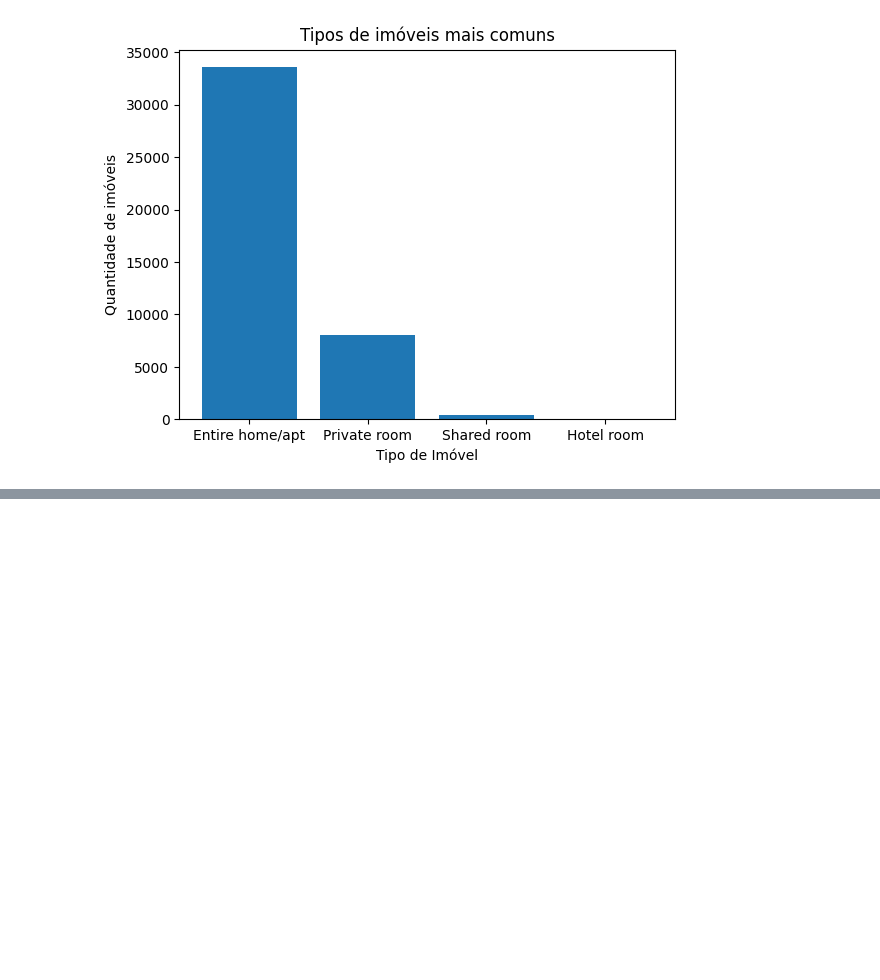
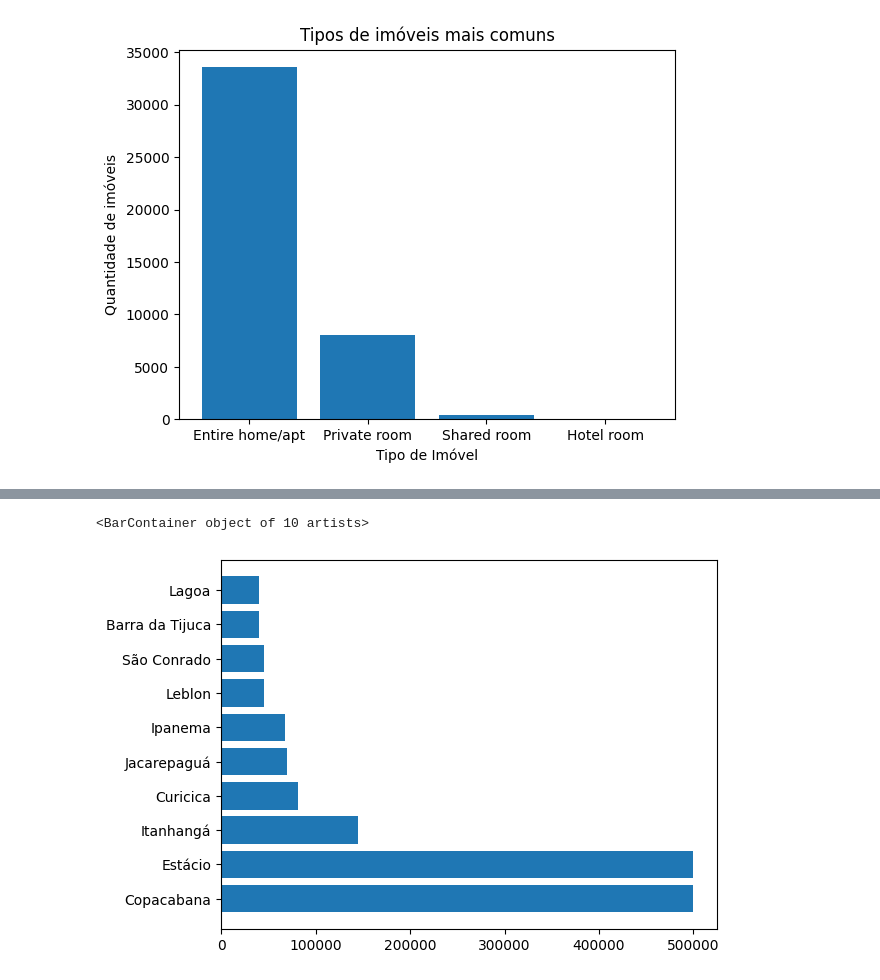
Before and after one commit to jailtonmonteiro/analise-airbnb, a Jupyter notebook: notebooks/1-limpeza-tratamento.ipynb, the cells around one changed output, grey strips where cells are left out. Saved outputs shown, nothing was run; the diff lists cells and outputs as text; code cells hidden in the pictures; blank space fills up the shorter version.

```diff
--- a/notebooks/1-limpeza-tratamento.ipynb
+++ b/notebooks/1-limpeza-tratamento.ipynb
@@ -193,0 +178,6 @@ df.loc[df['price'] > 5000]
+# %%
+MaiorPreco = df.sort_values(by='price', ascending=False).drop_duplicates(subset=['neighbourhood']).head(10)
+plt.barh(y=MaiorPreco['neighbourhood'], width=MaiorPreco['price'])
+# %% [output]
+<BarContainer object of 10 artists>
+[figure, added]
```
Also changed, not shown: parts of 4 cells of this notebook, 3 other files.
